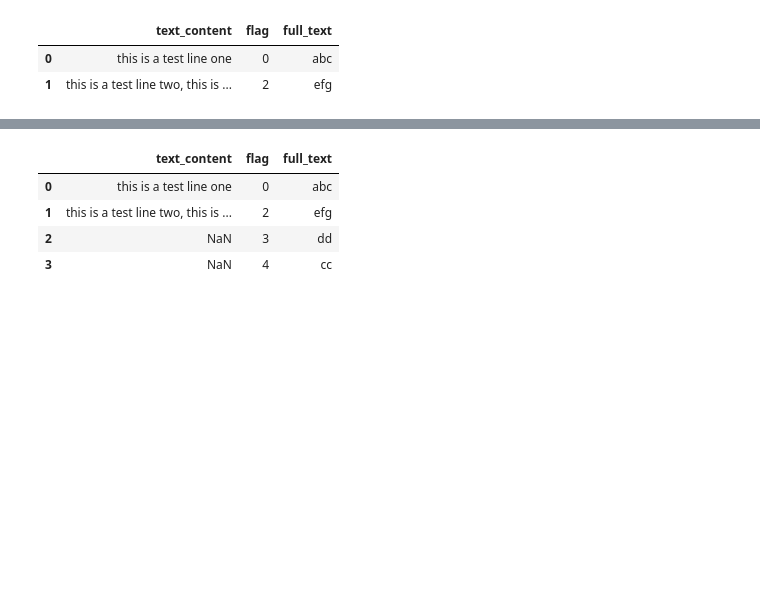
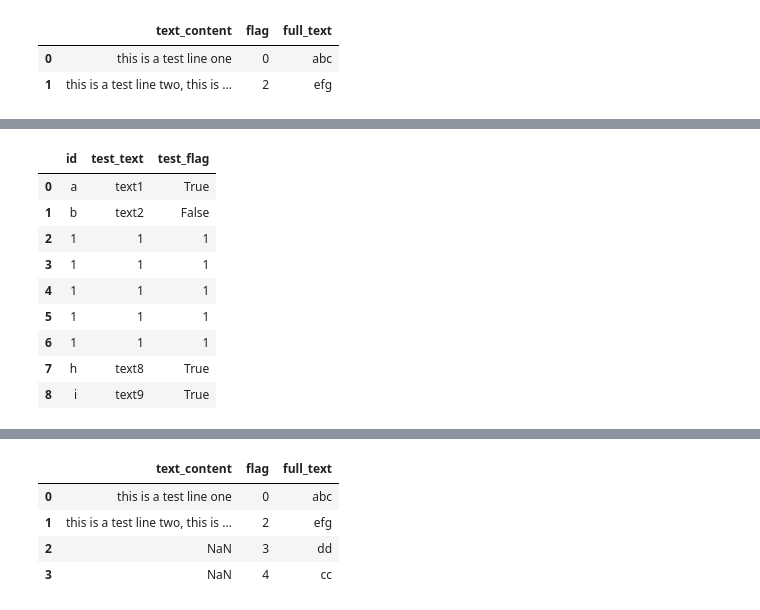
Before and after one commit to yunsansheng/code-notes, a Jupyter notebook: python/KT-pandas.ipynb, the cells around one changed output, grey strips where cells are left out. Drawn from its saved outputs; the diff is of its cells as text; code cells hidden in the pictures; blank space fills up the shorter version.

```diff
--- a/python/KT-pandas.ipynb
+++ b/python/KT-pandas.ipynb
@@ -681,0 +697,14 @@ df.iloc[0:2] # iloc是不包含右侧的索引
+# %%
+df.loc[2:6] = 1 # 会直接修改原来的值
+df
+# %% [output]
+|  | id | test_text | test_flag |
+| 0 | a | text1 | True |
+| 1 | b | text2 | False |
+| 2 | 1 | 1 | 1 |
+| 3 | 1 | 1 | 1 |
+| 4 | 1 | 1 | 1 |
+| 5 | 1 | 1 | 1 |
+| 6 | 1 | 1 | 1 |
+| 7 | h | text8 | True |
+| 8 | i | text9 | True |
```
Also changed, not shown: parts of 53 cells of this notebook.
